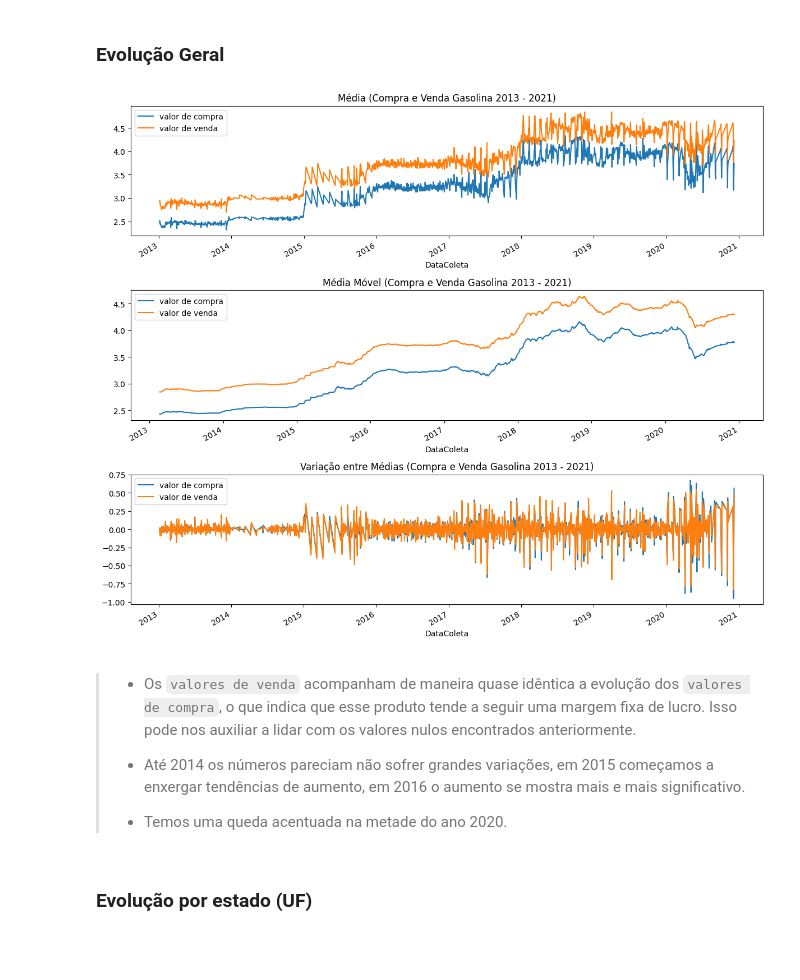
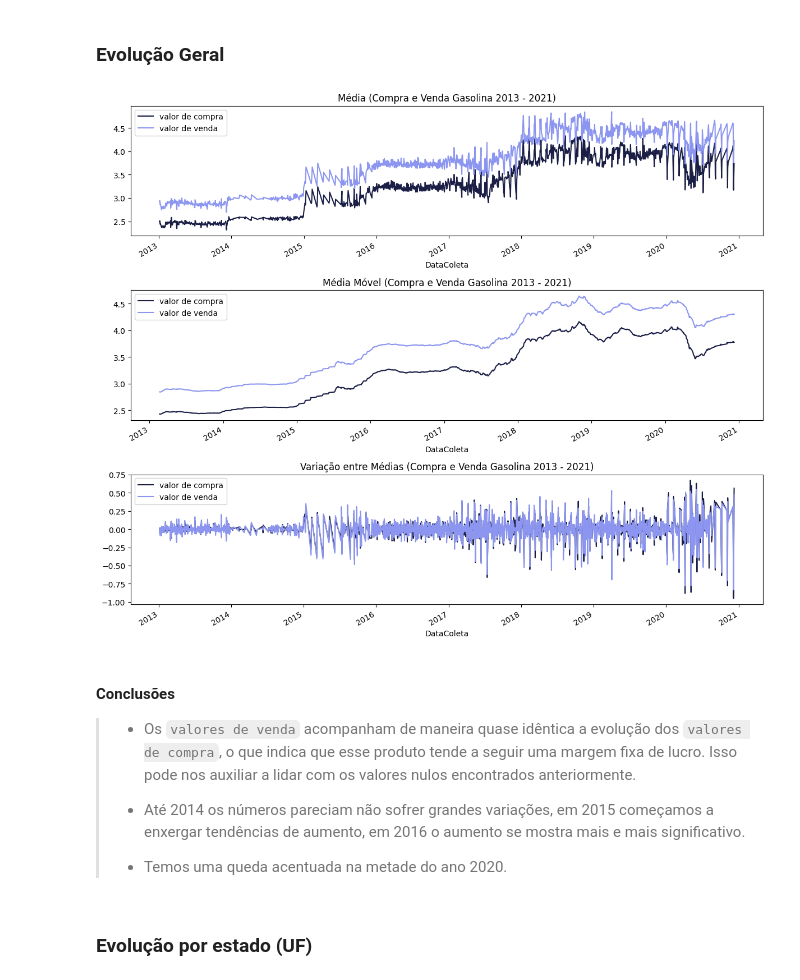
Before and after one commit to jorgecarvalhopi/Python_Analise-Precos-Combustiveis-2019, a Jupyter notebook: analise_v2.ipynb, the cells around one changed output. Cells and saved outputs as stored; diff of their text form; code cells hidden in the pictures; blank space fills up the shorter version.

```diff
--- a/analise_v2.ipynb
+++ b/analise_v2.ipynb
@@ -74,3 +77,8 @@ def add_dates(colunas, dataframe):
+# %%
+#Código Hexadecimal de cores
+cor_roxo_padrao = '#5b6aea'
+cor_roxo_claro = '#8c96f0'
+cor_roxo_escuro = '#1b1f46'
 # %%
 combustiveis = read_data('GASOLINA', path = '/media/jorge/HDD/Python/combustiveis/dados_historicos/')
 
@@ -147,0 +130,2 @@ combustiveis[colunas_quantitativas].describe().round(3)
+# %%
+combustiveis = combustiveis.dropna(axis = 0) #Tirando valores nulos
@@ -186,36 +194,37 @@ plt.show()
 # %%
 media_compra = combustiveis.dropna(axis = 0).groupby(by = 'DataColeta')['ValorCompra'].mean()
 media_venda = combustiveis.dropna(axis = 0).groupby(by = 'DataColeta')['ValorVenda'].mean()
 
 num_rows = 3
 num_col = 1
 
 plt.figure(figsize = (12, 10))
 
 plt.subplot(num_rows, num_col, 1)
 plt.title('Média (Compra e Venda Gasolina 2013 - 2021)')
-media_compra.plot(label = 'valor de compra')
-media_venda.plot(label = 'valor de venda')
+media_compra.plot(label = 'valor de compra', color = cor_roxo_escuro)
+media_venda.plot(label = 'valor de venda', color = cor_roxo_claro)
 plt.legend()
 
 plt.subplot(num_rows, num_col ,2)
 plt.title('Média Móvel (Compra e Venda Gasolina 2013 - 2021)')
-media_compra.rolling(30).mean().plot(label = 'valor de compra')
-media_venda.rolling(30).mean().plot(label = 'valor de venda')
+media_compra.rolling(30).mean().plot(label = 'valor de compra', color = cor_roxo_escuro)
+media_venda.rolling(30).mean().plot(label = 'valor de venda', color = cor_roxo_claro)
 plt.legend()
 
 plt.subplot(num_rows, num_col, 3)
 plt.title('Variação entre Médias (Compra e Venda Gasolina 2013 - 2021)')
-media_compra.diff().plot(label = 'valor de compra')
-media_venda.diff().plot(label = 'valor de venda')
+media_compra.diff().plot(label = 'valor de compra', color = cor_roxo_escuro)
+media_venda.diff().plot(label = 'valor de venda', color = cor_roxo_claro)
 plt.legend()
 
 plt.tight_layout()
 plt.savefig('analise_serie.png', dpi=150)
 plt.show()
 # %% [output]
-[figure, old version]
+[figure, new version]
 # %% [markdown]
+#### Conclusões
 > - Os `valores de venda` acompanham de maneira quase idêntica a evolução dos `valores de compra`, o que indica que esse produto tende a seguir uma margem fixa de lucro. Isso pode nos auxiliar a lidar com os valores nulos encontrados anteriormente.
 >
 > - Até 2014 os números pareciam não sofrer grandes variações, em 2015 começamos a enxergar tendências de aumento, em 2016 o aumento se mostra mais e mais significativo.
```
Also changed, not shown: parts of 28 cells of this notebook, 1 other file.
